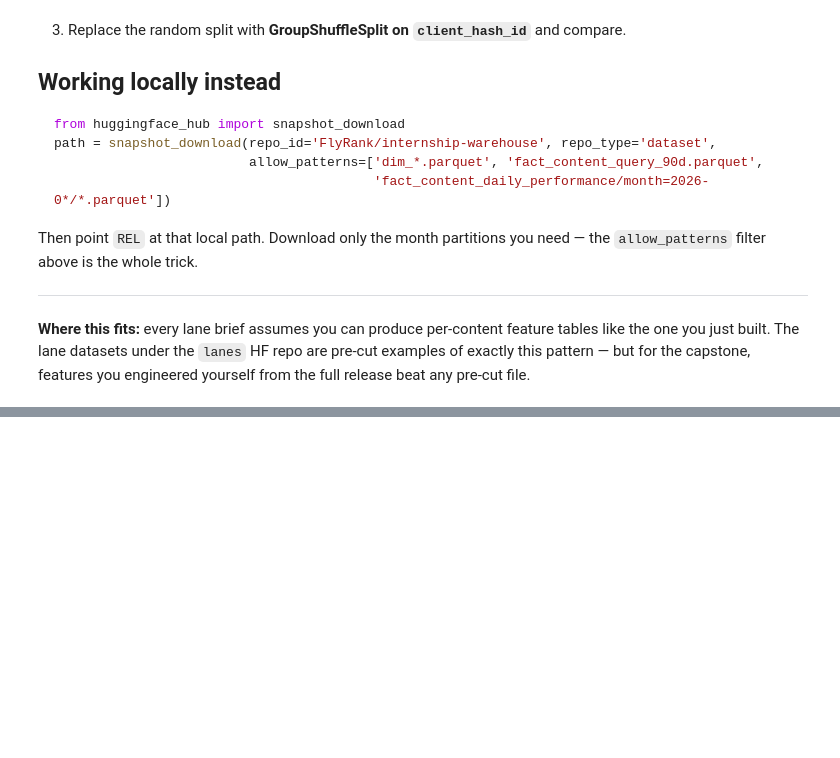
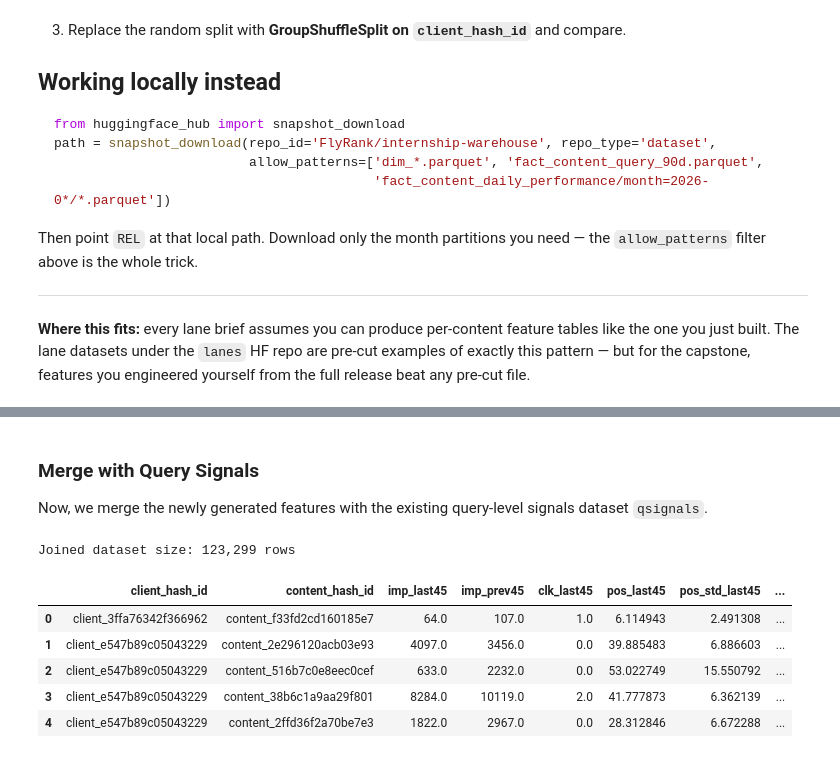
Before and after one commit to 2004kushsutar/ML-Engineer-Intern, a Jupyter notebook: notebooks/03_working_with_the_full_release.ipynb, the cells around one changed output, grey strips where cells are left out. Drawn from its saved outputs; the diff is of its cells as text; code cells hidden in the pictures; blank space fills up the shorter version.

```diff
--- a/notebooks/03_working_with_the_full_release.ipynb
+++ b/notebooks/03_working_with_the_full_release.ipynb
@@ -183,0 +234,23 @@ release beat any pre-cut file.
+# %%
+# Run the 90-day query with the added standard deviation of search position
+new_features = con.sql(f"""
+    WITH bounds AS (
+        SELECT MAX(report_date) AS end_d FROM {TABLES['fact_daily']}
+    ),
+    windowed AS (
+        SELECT f.client_hash_id, f.content_hash_id,
+               SUM(CASE WHEN f.report_date >  b.end_d - INTERVAL 45 DAY THEN f.gsc_impressions ELSE 0 END) AS imp_last45,
+               SUM(CASE WHEN f.report_date <= b.end_d - INTERVAL 45 DAY THEN f.gsc_impressions ELSE 0 END) AS imp_prev45,
+               SUM(CASE WHEN f.report_date >  b.end_d - INTERVAL 45 DAY THEN f.gsc_clicks ELSE 0 END)      AS clk_last45,
+               AVG(CASE WHEN f.report_date >  b.end_d - INTERVAL 45 DAY THEN f.gsc_avg_position END)       AS pos_last45,
+               STDDEV_POP(CASE WHEN f.report_date > b.end_d - INTERVAL 45 DAY THEN f.gsc_avg_position END) AS pos_std_last45
+        FROM {TABLES['fact_daily']} f, bounds b
+        WHERE f.report_date > b.end_d - INTERVAL 90 DAY
+        GROUP BY 1, 2
+        HAVING imp_prev45 >= 100
+    )
+    SELECT * FROM windowed
+""").df()
+
+print(f'{len(new_features):,} content items extracted.')
+display(new_features.head())
@@ -183,0 +265,19 @@ release beat any pre-cut file.
+# %% [markdown]
+### Merge with Query Signals
+Now, we merge the newly generated features with the existing query-level signals dataset `qsignals`.
+# %%
+# Merge with qsignals
+new_data = new_features.merge(qsignals, on='content_hash_id', how='left')
+# Fill NaN values for position standard deviation with 0 (representing no variation or single observation)
+new_data['pos_std_last45'] = new_data['pos_std_last45'].fillna(0)
+
+print(f'Joined dataset size: {len(new_data):,} rows')
+display(new_data.head())
+# %% [output]
+Joined dataset size: 123,299 rows
+|  | client_hash_id | content_hash_id | imp_last45 | imp_prev45 | clk_last45 | pos_last45 | pos_std_last45 | ... |
+| 0 | client_3ffa76342f366962 | content_f33fd2cd160185e7 | 64.0 | 107.0 | 1.0 | 6.114943 | 2.491308 | ... |
+| 1 | client_e547b89c05043229 | content_2e296120acb03e93 | 4097.0 | 3456.0 | 0.0 | 39.885483 | 6.886603 | ... |
+| 2 | client_e547b89c05043229 | content_516b7c0e8eec0cef | 633.0 | 2232.0 | 0.0 | 53.022749 | 15.550792 | ... |
+| 3 | client_e547b89c05043229 | content_38b6c1a9aa29f801 | 8284.0 | 10119.0 | 2.0 | 41.777873 | 6.362139 | ... |
+| 4 | client_e547b89c05043229 | content_2ffd36f2a70be7e3 | 1822.0 | 2967.0 | 0.0 | 28.312846 | 6.672288 | ... |
```
Also changed, not shown: parts of 10 cells of this notebook.
